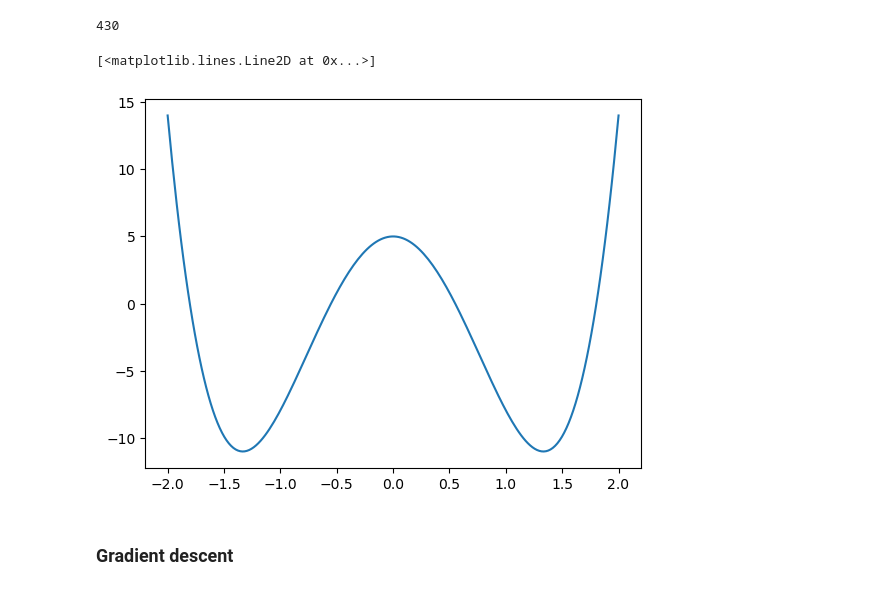
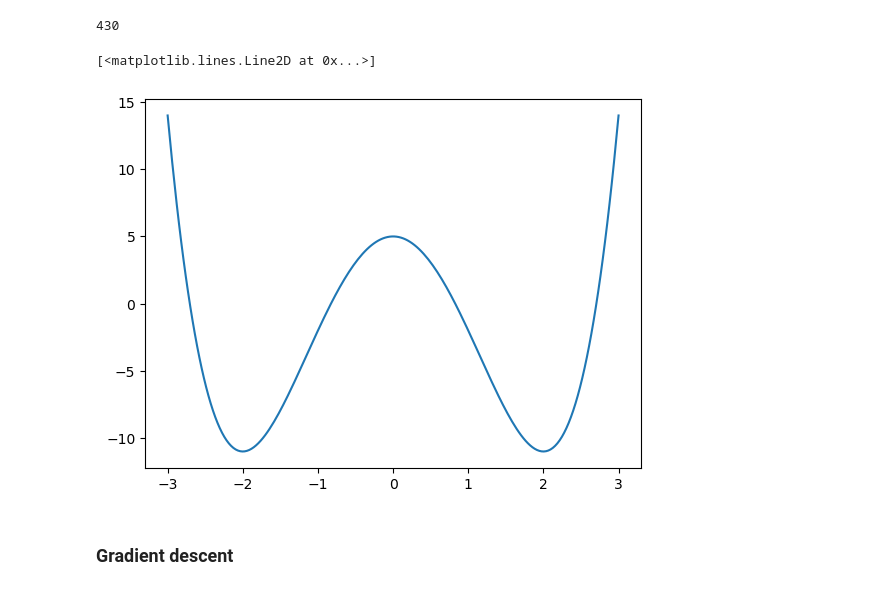
Before and after one commit to giomber/general_mathematics, a Jupyter notebook: grad_descent_newton_method.ipynb, the cells around one changed output. Drawn from its saved outputs; the diff is of its cells as text; code cells hidden in the pictures.

```diff
--- a/grad_descent_newton_method.ipynb
+++ b/grad_descent_newton_method.ipynb
@@ -14,10 +13,10 @@ xx=np.linspace(-2, 2, 200)
 # %% [output]
 430
 # %%
-plt.plot(np.linspace(-2, 2, 200),f(np.linspace(-3,3,200)))
+plt.plot(np.linspace(-3, 3, 200),f(np.linspace(-3,3,200)))
 # %% [output]
 [<matplotlib.lines.Line2D at 0x...>]
-[figure, old version]
+[figure, new version]
 # %% [markdown]
 ### Gradient descent
 # %%
```
Also changed, not shown: parts of 2 cells of this notebook.
